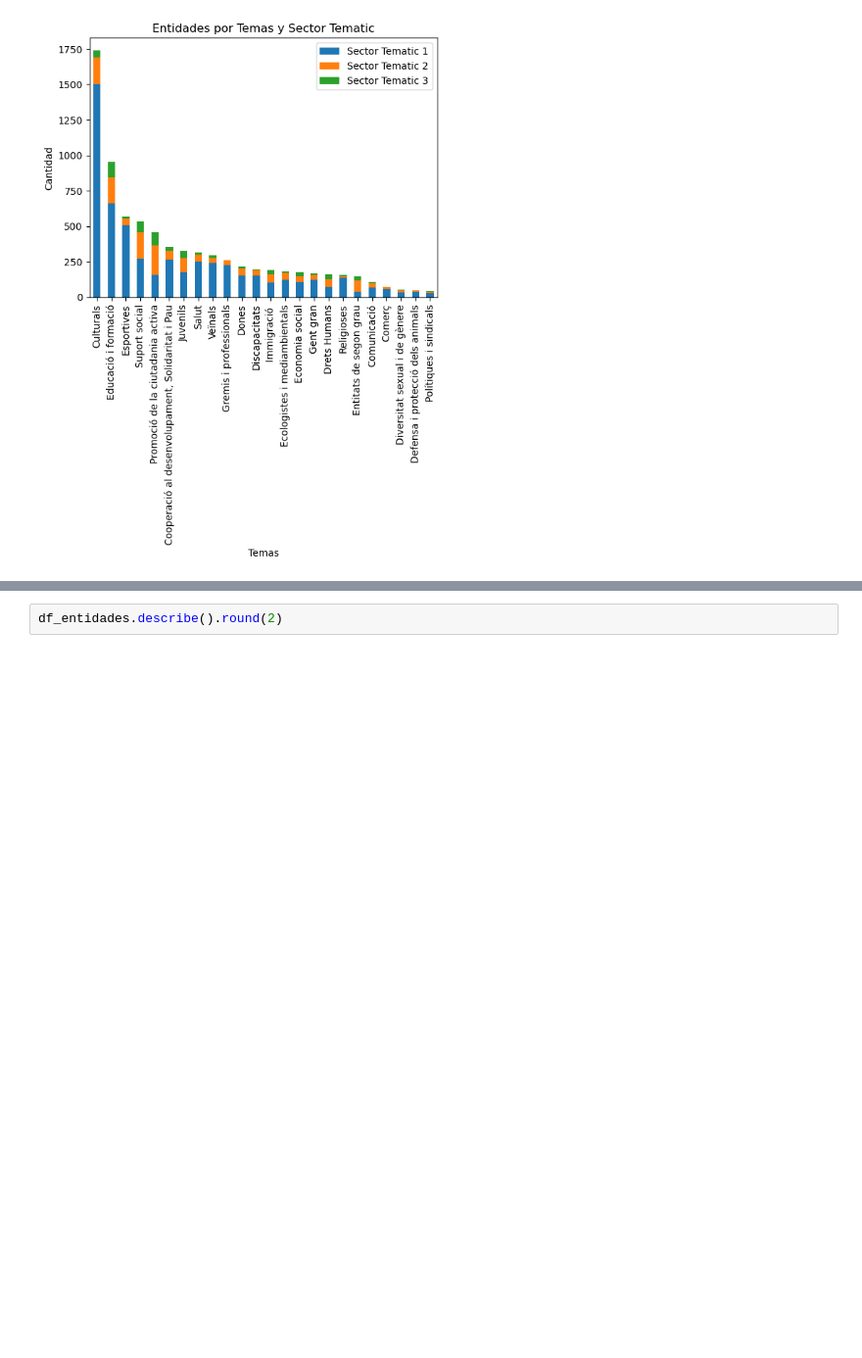
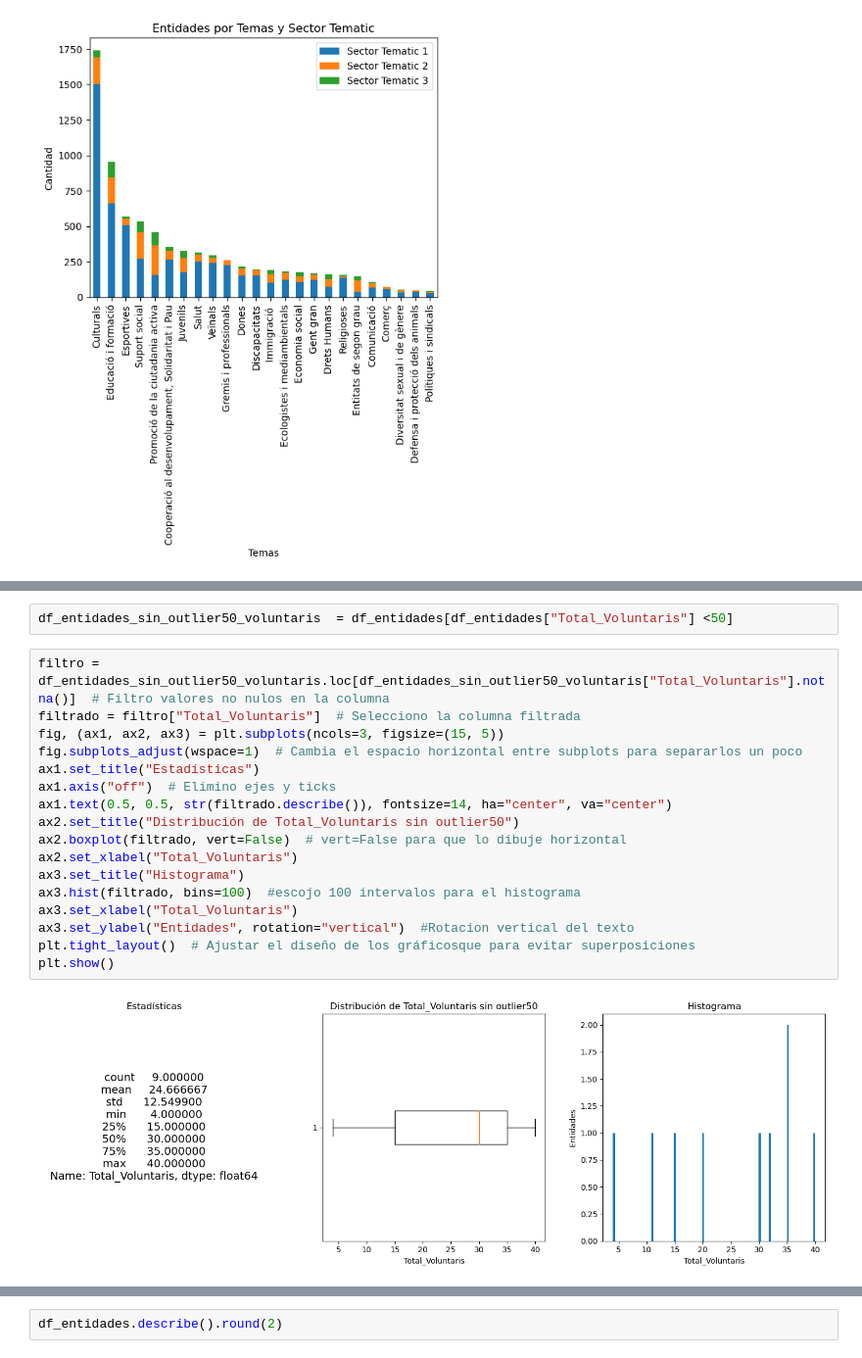
Before and after one commit to alpidegit/Sprint11-estructures_Dataframe, a Jupyter notebook: Projecte Final.ipynb, the cells around one changed output, grey strips where cells are left out. Shown at 98% size. Cells and saved outputs as stored; diff of their text form; blank space fills up the shorter version.

```diff
--- a/Projecte Final.ipynb
+++ b/Projecte Final.ipynb
@@ -601,0 +635,21 @@ df_entidades.loc[df_entidades["Total_Socis"] ]
+# %%
+df_entidades_sin_outlier50_voluntaris  = df_entidades[df_entidades["Total_Voluntaris"] <50]
+# %%
+filtro = df_entidades_sin_outlier50_voluntaris.loc[df_entidades_sin_outlier50_voluntaris["Total_Voluntaris"].notna()]  # Filtro valores no nulos en la columna
+filtrado = filtro["Total_Voluntaris"]  # Selecciono la columna filtrada
+fig, (ax1, ax2, ax3) = plt.subplots(ncols=3, figsize=(15, 5))
+fig.subplots_adjust(wspace=1)  # Cambia el espacio horizontal entre subplots para separarlos un poco
+ax1.set_title("Estadísticas")
+ax1.axis("off")  # Elimino ejes y ticks
+ax1.text(0.5, 0.5, str(filtrado.describe()), fontsize=14, ha="center", va="center")
+ax2.set_title("Distribución de Total_Voluntaris sin outlier50")
+ax2.boxplot(filtrado, vert=False)  # vert=False para que lo dibuje horizontal
+ax2.set_xlabel("Total_Voluntaris")
+ax3.set_title("Histograma")
+ax3.hist(filtrado, bins=100)  #escojo 100 intervalos para el histograma
+ax3.set_xlabel("Total_Voluntaris")
+ax3.set_ylabel("Entidades", rotation="vertical")  #Rotacion vertical del texto
+plt.tight_layout()  # Ajustar el diseño de los gráficosque para evitar superposiciones
+plt.show()
+# %% [output]
+[figure, added]
```
Also changed, not shown: parts of 36 cells of this notebook.
